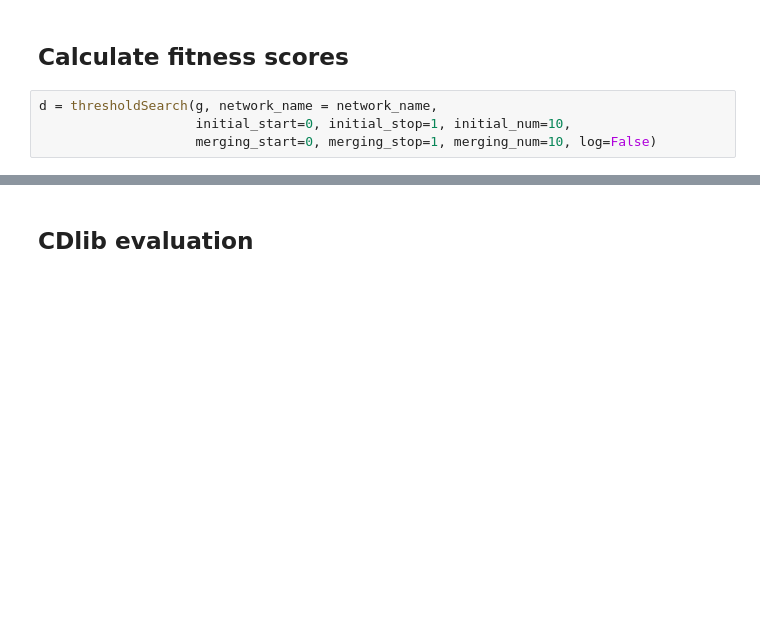
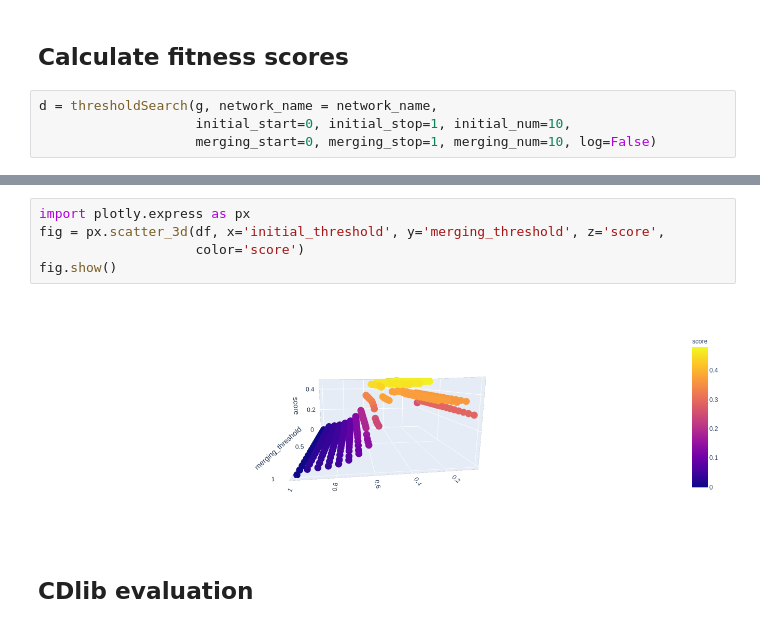
Before and after one commit to nidiamcl/stream-graph, a Jupyter notebook: streamgraph/evaluation.ipynb, the cells around one changed output, grey strips where cells are left out. Saved outputs shown, nothing was run; the diff lists cells and outputs as text; blank space fills up the shorter version.

```diff
--- a/streamgraph/evaluation.ipynb
+++ b/streamgraph/evaluation.ipynb
@@ -174,3 +152,10 @@ df.head()
+# %%
+import plotly.express as px
+fig = px.scatter_3d(df, x='initial_threshold', y='merging_threshold', z='score',
+                    color='score')
+fig.show()
+# %% [output]
+[figure, added]
 # %% [markdown]
 ## CDlib evaluation
 # %%
```
Also changed, not shown: parts of 26 cells of this notebook, 10 other files.
